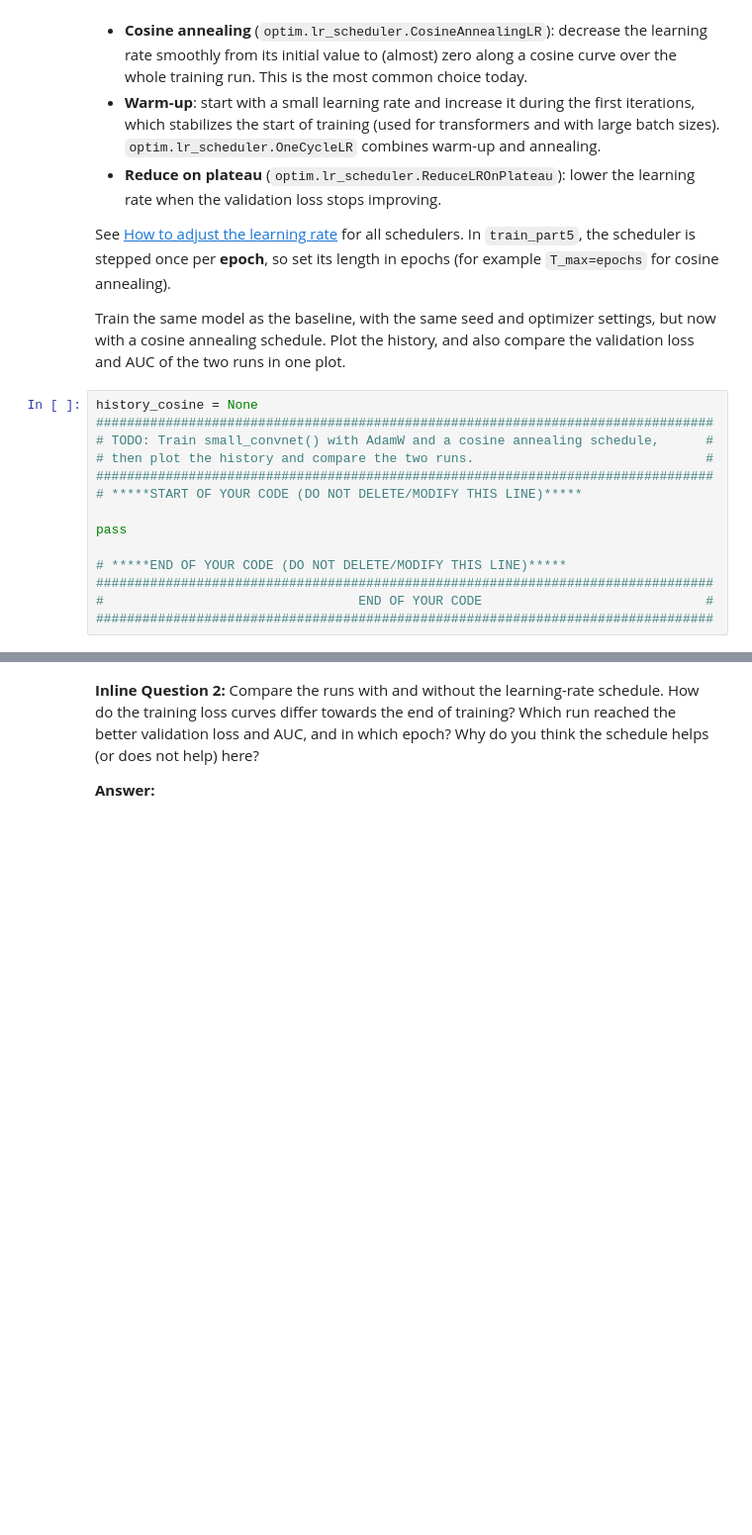
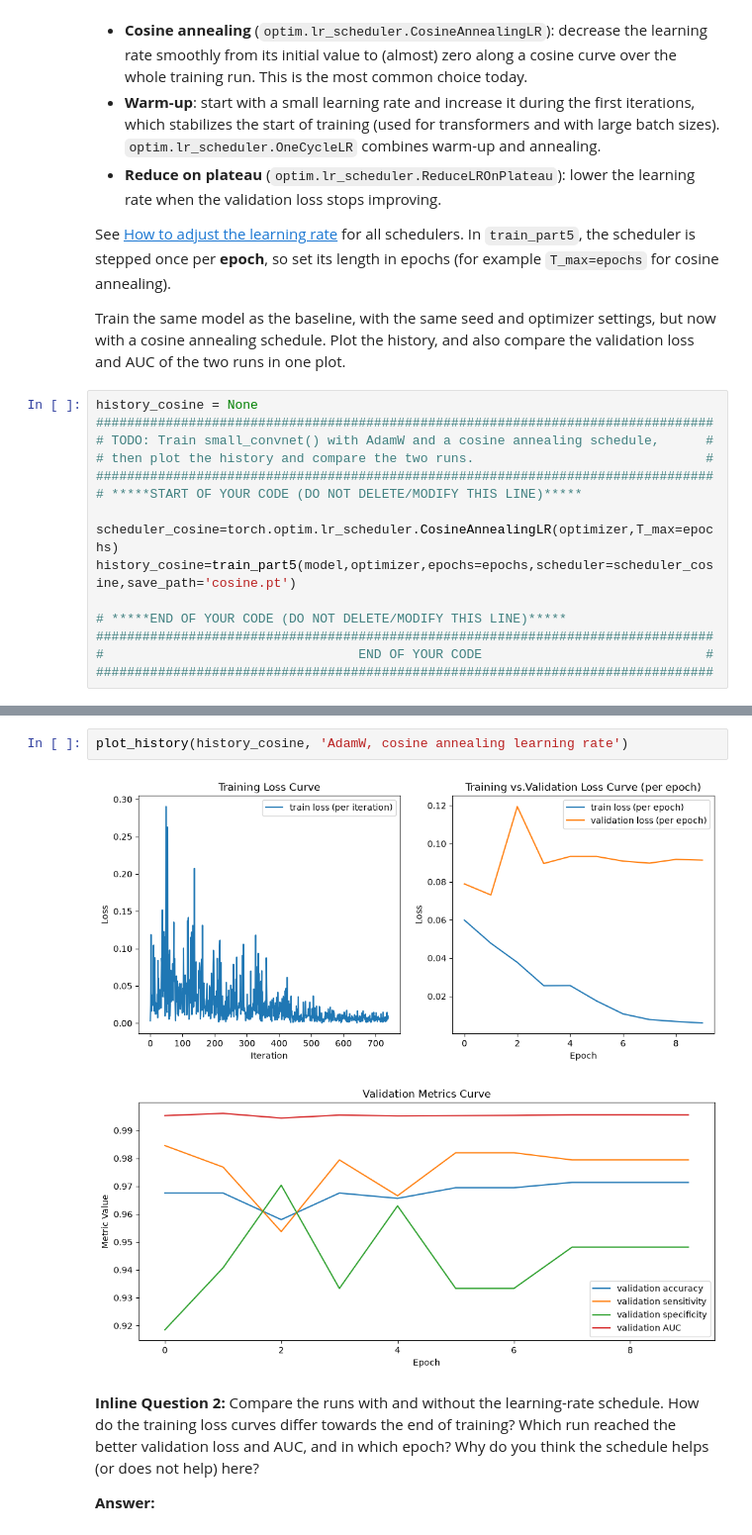
Before and after one commit to zyziaa/cm2003_lab2, a Jupyter notebook: PyTorch.ipynb, the cells around one changed output, grey strips where cells are left out. Shown at 99% size. Drawn from its saved outputs; the diff is of its cells as text; blank space fills up the shorter version.

```diff
--- a/PyTorch.ipynb
+++ b/PyTorch.ipynb
@@ -1153,7 +1196,8 @@ history_cosine = None
 ################################################################################
 # *****START OF YOUR CODE (DO NOT DELETE/MODIFY THIS LINE)*****
 
-pass
+scheduler_cosine=torch.optim.lr_scheduler.CosineAnnealingLR(optimizer,T_max=epochs)
+history_cosine=train_part5(model,optimizer,epochs=epochs,scheduler=scheduler_cosine,save_path='cosine.pt')
 
 # *****END OF YOUR CODE (DO NOT DELETE/MODIFY THIS LINE)*****
 ################################################################################
@@ -1162,3 +1218,8 @@ pass
+# %%
+plot_history(history_cosine, 'AdamW, cosine annealing learning rate')
+# %% [output]
+[figure, added]
+[figure, added]
 # %% [markdown]
 **Inline Question 2:** Compare the runs with and without the learning-rate schedule. How do the training loss curves differ towards the end of training? Which run reached the better validation loss and AUC, and in which epoch? Why do you think the schedule helps (or does not help) here?
 
```
Also changed, not shown: parts of 13 cells of this notebook.
